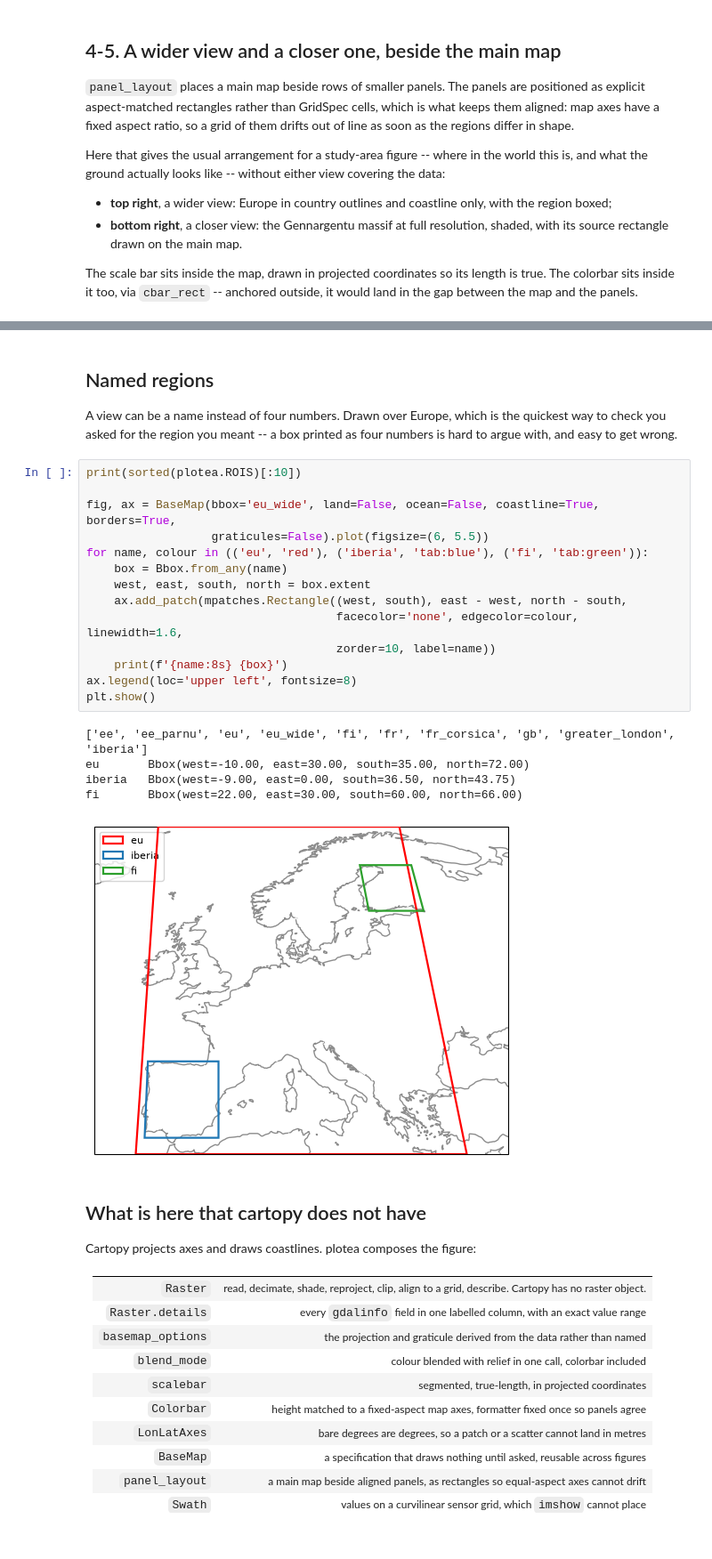
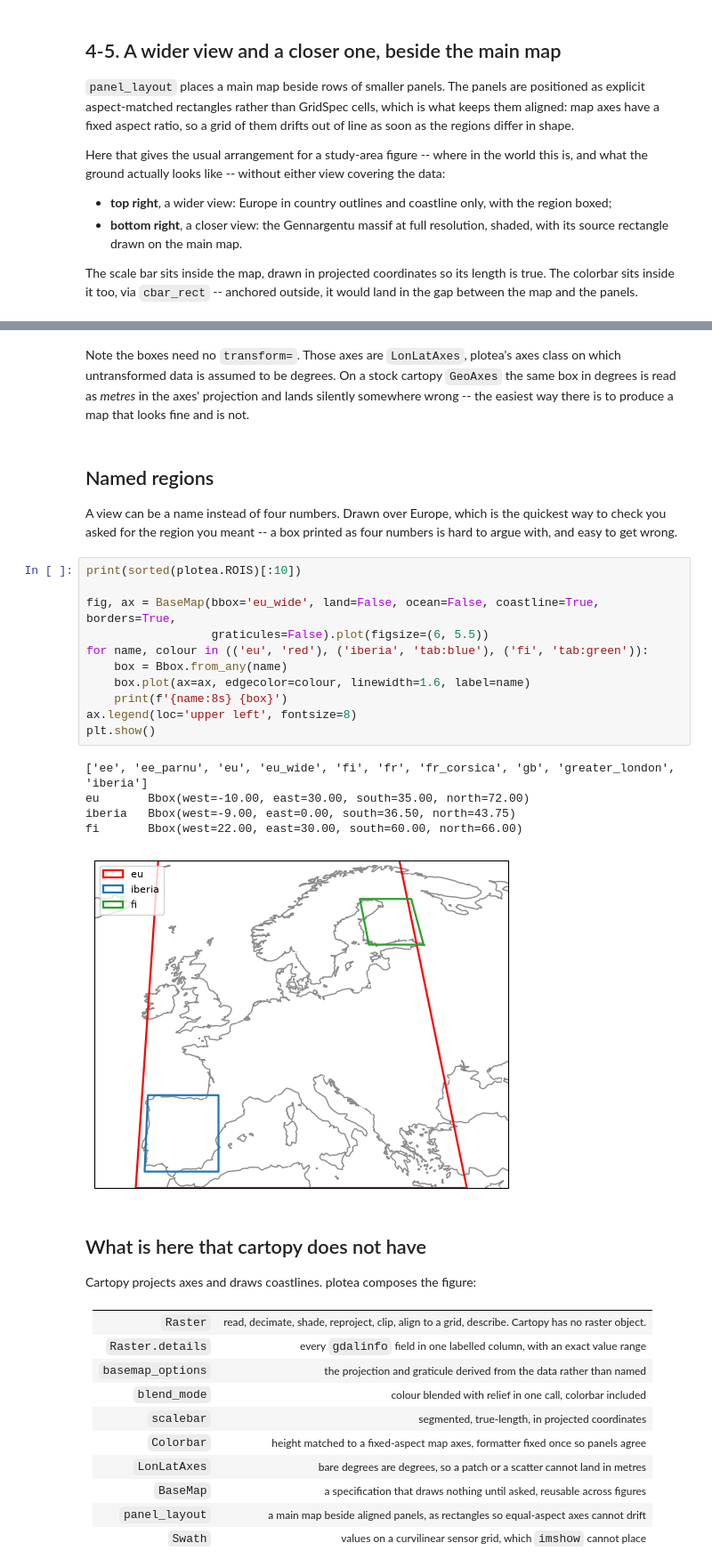
Before and after one commit to kmch/ploTea, a Jupyter notebook: notebooks/plotea.ipynb, the cells around one changed output, grey strips where cells are left out. Shown at 89% size. Cells and saved outputs as stored; diff of their text form; blank space fills up the shorter version.

```diff
--- a/notebooks/plotea.ipynb
+++ b/notebooks/plotea.ipynb
@@ -199,29 +237,28 @@ somewhere wrong -- the easiest way there is to produce a map that looks fine and
+# %% [markdown]
+Note the boxes need no `transform=`. Those axes are `LonLatAxes`, plotea's axes class on which untransformed data is assumed to be degrees. On a stock cartopy `GeoAxes` the same box in degrees is read as *metres* in the axes' projection and lands silently somewhere wrong -- the easiest way there is to produce a map that looks fine and is not.
 # %% [markdown]
 ## Named regions
 
 A view can be a name instead of four numbers. Drawn over Europe, which is the quickest way to
 check you asked for the region you meant -- a box printed as four numbers is hard to argue
 with, and easy to get wrong.
-# %%
-print(sorted(plotea.ROIS)[:10])
-
-fig, ax = BaseMap(bbox='eu_wide', land=False, ocean=False, coastline=True, borders=True,
-                  graticules=False).plot(figsize=(6, 5.5))
-for name, colour in (('eu', 'red'), ('iberia', 'tab:blue'), ('fi', 'tab:green')):
-    box = Bbox.from_any(name)
-    west, east, south, north = box.extent
-    ax.add_patch(mpatches.Rectangle((west, south), east - west, north - south,
-                                    facecolor='none', edgecolor=colour, linewidth=1.6,
-                                    zorder=10, label=name))
-    print(f'{name:8s} {box}')
-ax.legend(loc='upper left', fontsize=8)
-plt.show()
-# %% [output]
-['ee', 'ee_parnu', 'eu', 'eu_wide', 'fi', 'fr', 'fr_corsica', 'gb', 'greater_london', 'iberia']
-eu       Bbox(west=-10.00, east=30.00, south=35.00, north=72.00)
-iberia   Bbox(west=-9.00, east=0.00, south=36.50, north=43.75)
-fi       Bbox(west=22.00, east=30.00, south=60.00, north=66.00)
-[figure, removed]
+# %%
+print(sorted(plotea.ROIS)[:10])
+
+fig, ax = BaseMap(bbox='eu_wide', land=False, ocean=False, coastline=True, borders=True,
+                  graticules=False).plot(figsize=(6, 5.5))
+for name, colour in (('eu', 'red'), ('iberia', 'tab:blue'), ('fi', 'tab:green')):
+    box = Bbox.from_any(name)
+    box.plot(ax=ax, edgecolor=colour, linewidth=1.6, label=name)
+    print(f'{name:8s} {box}')
+ax.legend(loc='upper left', fontsize=8)
+plt.show()
+# %% [output]
+['ee', 'ee_parnu', 'eu', 'eu_wide', 'fi', 'fr', 'fr_corsica', 'gb', 'greater_london', 'iberia']
+eu       Bbox(west=-10.00, east=30.00, south=35.00, north=72.00)
+iberia   Bbox(west=-9.00, east=0.00, south=36.50, north=43.75)
+fi       Bbox(west=22.00, east=30.00, south=60.00, north=66.00)
+[figure, added]
 # %% [markdown]
 ## What is here that cartopy does not have
 
```
Also changed, not shown: parts of 13 cells of this notebook.
